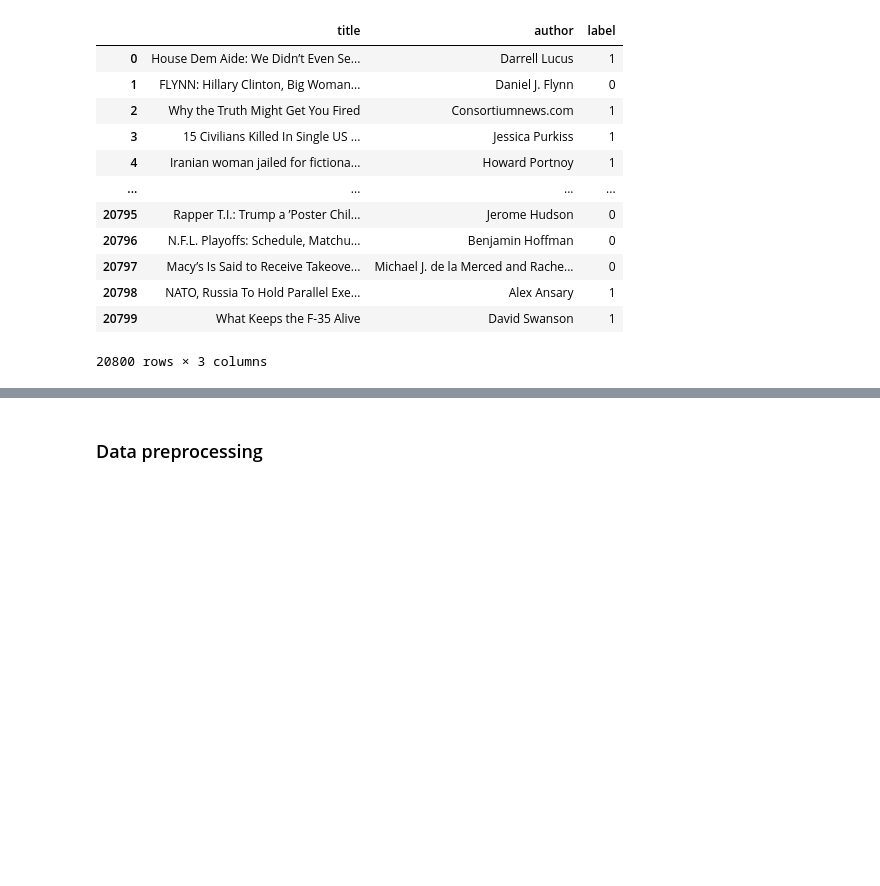
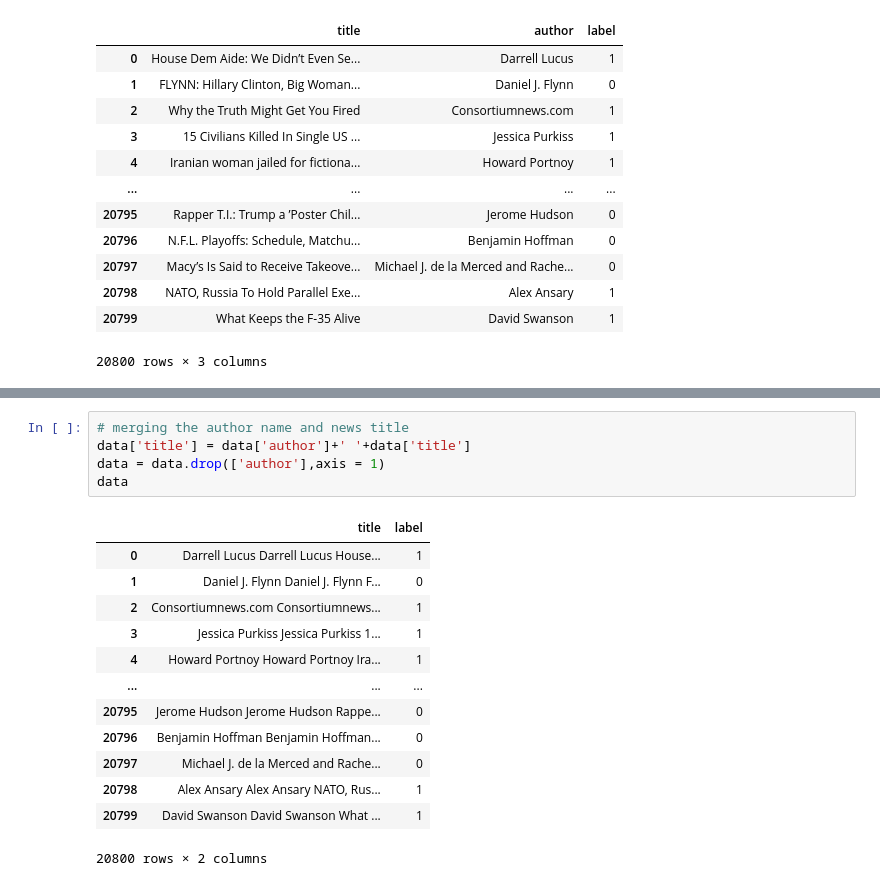
Before and after one commit to SinghYuvraj01/Fake-News-Detection, a Jupyter notebook: Code.ipynb, the cells around one changed output, grey strips where cells are left out. Saved outputs shown, nothing was run; the diff lists cells and outputs as text; blank space fills up the shorter version.

Commit message:
Data cleaning process completed

```diff
--- a/Code.ipynb
+++ b/Code.ipynb
@@ -278,2 +135,19 @@ print(stopwords.words('english'))
-# %% [markdown]
-### Data preprocessing
+# %%
+# merging the author name and news title
+data['title'] = data['author']+' '+data['title']
+data = data.drop(['author'],axis = 1)
+data
+# %% [output]
+|  | title | label |
+| 0 | Darrell Lucus Darrell Lucus House... | 1 |
+| 1 | Daniel J. Flynn Daniel J. Flynn F... | 0 |
+| 2 | Consortiumnews.com Consortiumnews... | 1 |
+| 3 | Jessica Purkiss Jessica Purkiss 1... | 1 |
+| 4 | Howard Portnoy Howard Portnoy Ira... | 1 |
+| ... | ... | ... |
+| 20795 | Jerome Hudson Jerome Hudson Rappe... | 0 |
+| 20796 | Benjamin Hoffman Benjamin Hoffman... | 0 |
+| 20797 | Michael J. de la Merced and Rache... | 0 |
+| 20798 | Alex Ansary Alex Ansary NATO, Rus... | 1 |
+| 20799 | David Swanson David Swanson What ... | 1 |
+20800 rows × 2 columns
```
Also changed, not shown: parts of 21 cells of this notebook.
